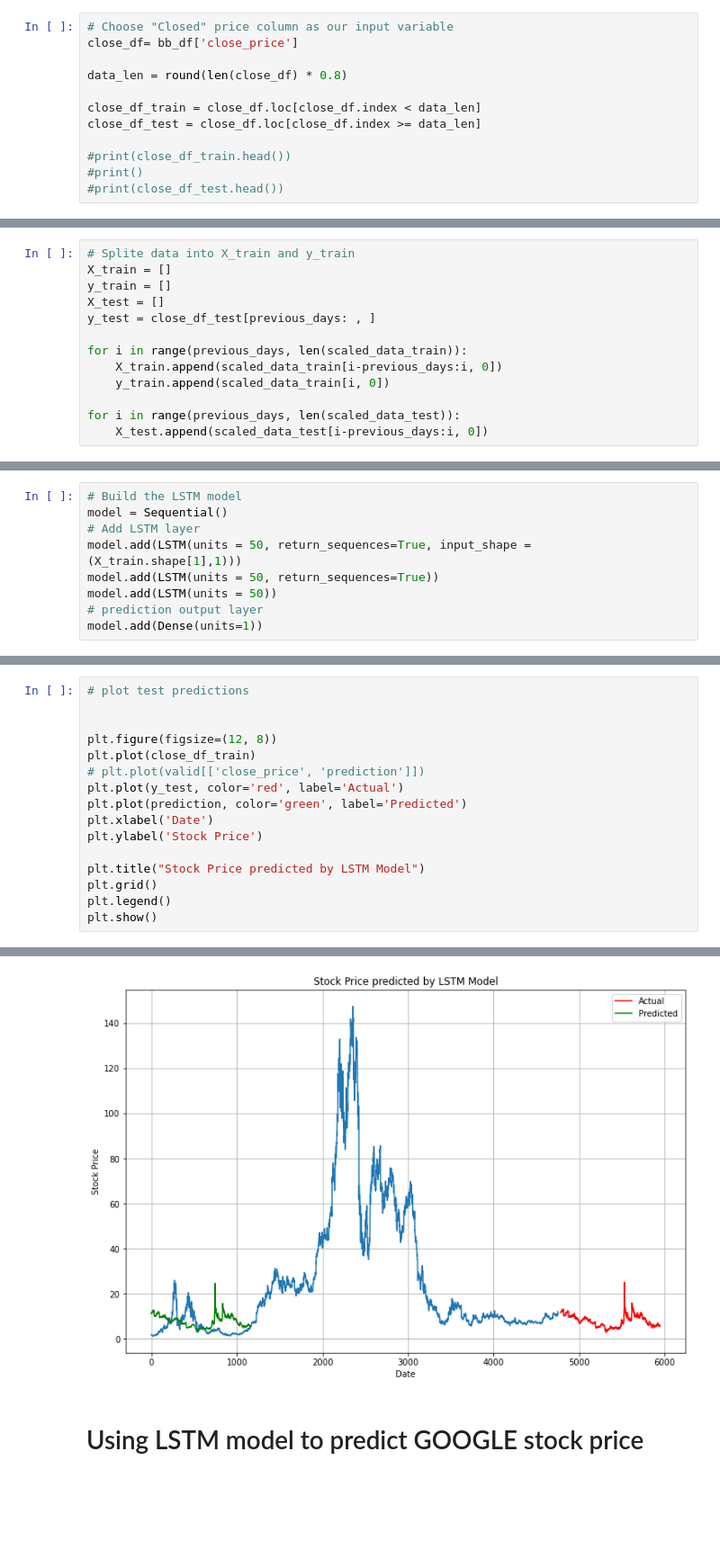
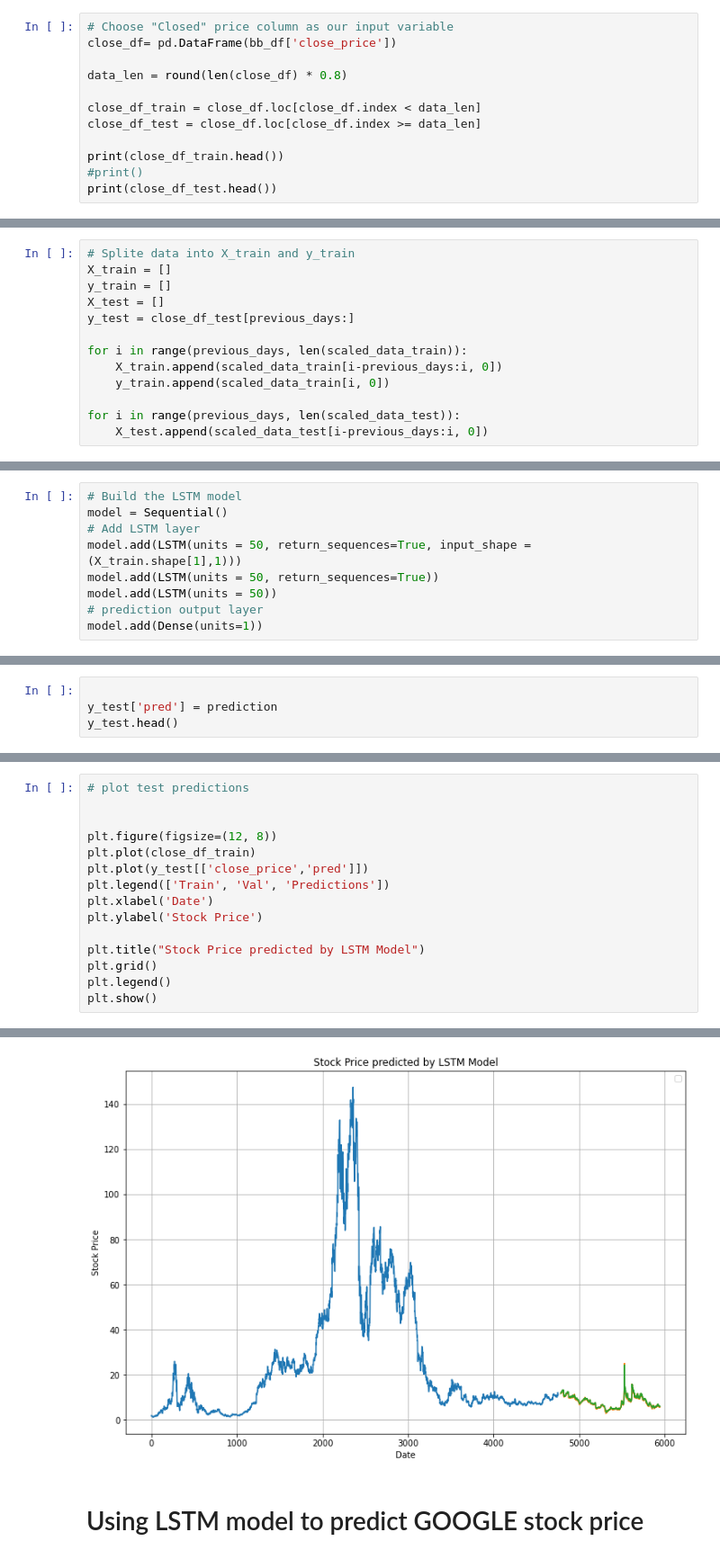
Before and after one commit to kareng013/Team_12, a Jupyter notebook: Stock Price Prediction.ipynb, the cells around one changed output, grey strips where cells are left out. Shown: that part at 90% size. Saved outputs shown, nothing was run; the diff lists cells and outputs as text; blank space fills up the shorter version.

```diff
--- a/Stock Price Prediction.ipynb
+++ b/Stock Price Prediction.ipynb
@@ -320,13 +320,13 @@ mean_squared_error(y_test, prediction)
 # Using more popular LSTM model to predict BB stock price
 # %%
 # Choose "Closed" price column as our input variable
-close_df= bb_df['close_price']
+close_df= pd.DataFrame(bb_df['close_price'])
 
 data_len = round(len(close_df) * 0.8)
 
 close_df_train = close_df.loc[close_df.index < data_len]
 close_df_test = close_df.loc[close_df.index >= data_len]
 
-#print(close_df_train.head())
+print(close_df_train.head())
 #print()
-#print(close_df_test.head())
+print(close_df_test.head())
@@ -343,7 +356,7 @@ previous_days = 30
 X_train = []
 y_train = []
 X_test = []
-y_test = close_df_test[previous_days: , ]
+y_test = close_df_test[previous_days:]
 
 for i in range(previous_days, len(scaled_data_train)):
     X_train.append(scaled_data_train[i-previous_days:i, 0])
@@ -497,0 +458,4 @@ Name: close_price, Length: 1159, dtype: float64
+# %%
+
+y_test['pred'] = prediction
+y_test.head()
@@ -501,9 +477,8 @@ Name: close_price, Length: 1159, dtype: float64
 
 plt.figure(figsize=(12, 8))
 plt.plot(close_df_train)
-# plt.plot(valid[['close_price', 'prediction']])
-plt.plot(y_test, color='red', label='Actual')
-plt.plot(prediction, color='green', label='Predicted')
+plt.plot(y_test[['close_price','pred']])
+plt.legend(['Train', 'Val', 'Predictions'])
 plt.xlabel('Date')
 plt.ylabel('Stock Price')
 
@@ -515,4 +491,4 @@ plt.show()
-[figure, old version]
+[figure, new version]
 # %% [markdown]
 # Using LSTM model to predict GOOGLE stock price
 # %%
```
Also changed, not shown: parts of 15 cells of this notebook, 1 other file.
